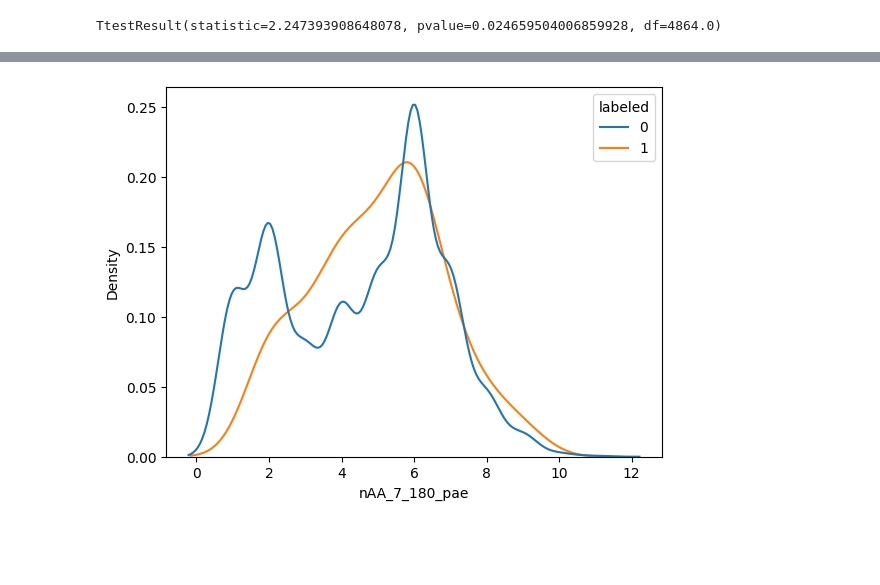
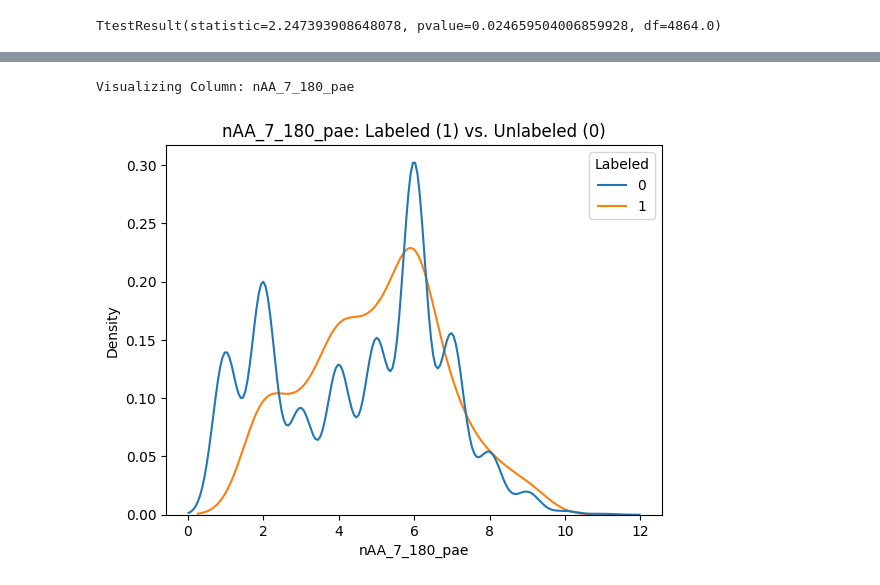
Before and after one commit to ritster/methionine-analysis, a Jupyter notebook: ritwik/ritwik-analysis-angel_annika.ipynb, the cells around one changed output, grey strips where cells are left out. Cells and saved outputs as stored; diff of their text form; code cells hidden in the pictures; blank space fills up the shorter version.

```diff
--- a/ritwik/ritwik-analysis-angel_annika.ipynb
+++ b/ritwik/ritwik-analysis-angel_annika.ipynb
@@ -409,10 +417,12 @@ TtestResult(statistic=2.247393908648078, pvalue=0.024659504006859928, df=4864.0)
 # %%
 # visualize the distribution of crowdedness for a particular radius
-col = 8
+
+col = 8 # change this value to conduct a t-test for crowdedness at a different radius
 print(f"Visualizing Column: {cols_to_visualize[col]}")
 
-temp_df = pd.DataFrame(data={cols_to_visualize[col]: np.concatenate((labeled[cols_to_visualize[col]].values, unlabeled[cols_to_visualize[col]].values)), "labeled": [1] * len(labeled) + [0] * len(unlabeled)})
+temp_df = pd.DataFrame(data={cols_to_visualize[col]: np.concatenate((labeled[cols_to_visualize[col]].values, unlabeled[cols_to_visualize[col]].values)), "Labeled": [1] * len(labeled) + [0] * len(unlabeled)})
 
-sns.histplot(data=temp_df, x=cols_to_visualize[col], hue="labeled", stat="density", common_norm=False);
+sns.histplot(data=temp_df, x=cols_to_visualize[col], hue="Labeled", stat="density", common_norm=False)
+plt.title(f"{cols_to_visualize[col]}: Labeled (1) vs. Unlabeled (0)");
 # %% [output]
 Visualizing Column: nAA_7_180_pae
@@ -420,4 +430,7 @@ Visualizing Column: nAA_7_180_pae
 # %%
-sns.kdeplot(data=temp_df, x=cols_to_visualize[col], bw_adjust=1, hue="labeled", common_norm=False);
+print(f"Visualizing Column: {cols_to_visualize[col]}")
+sns.kdeplot(data=temp_df, x=cols_to_visualize[col], bw_adjust=0.8, hue="Labeled", common_norm=False)
+plt.title(f"{cols_to_visualize[col]}: Labeled (1) vs. Unlabeled (0)");
 # %% [output]
+Visualizing Column: nAA_7_180_pae
-[figure, old version]
+[figure, new version]
```
Also changed, not shown: parts of 9 cells of this notebook.
